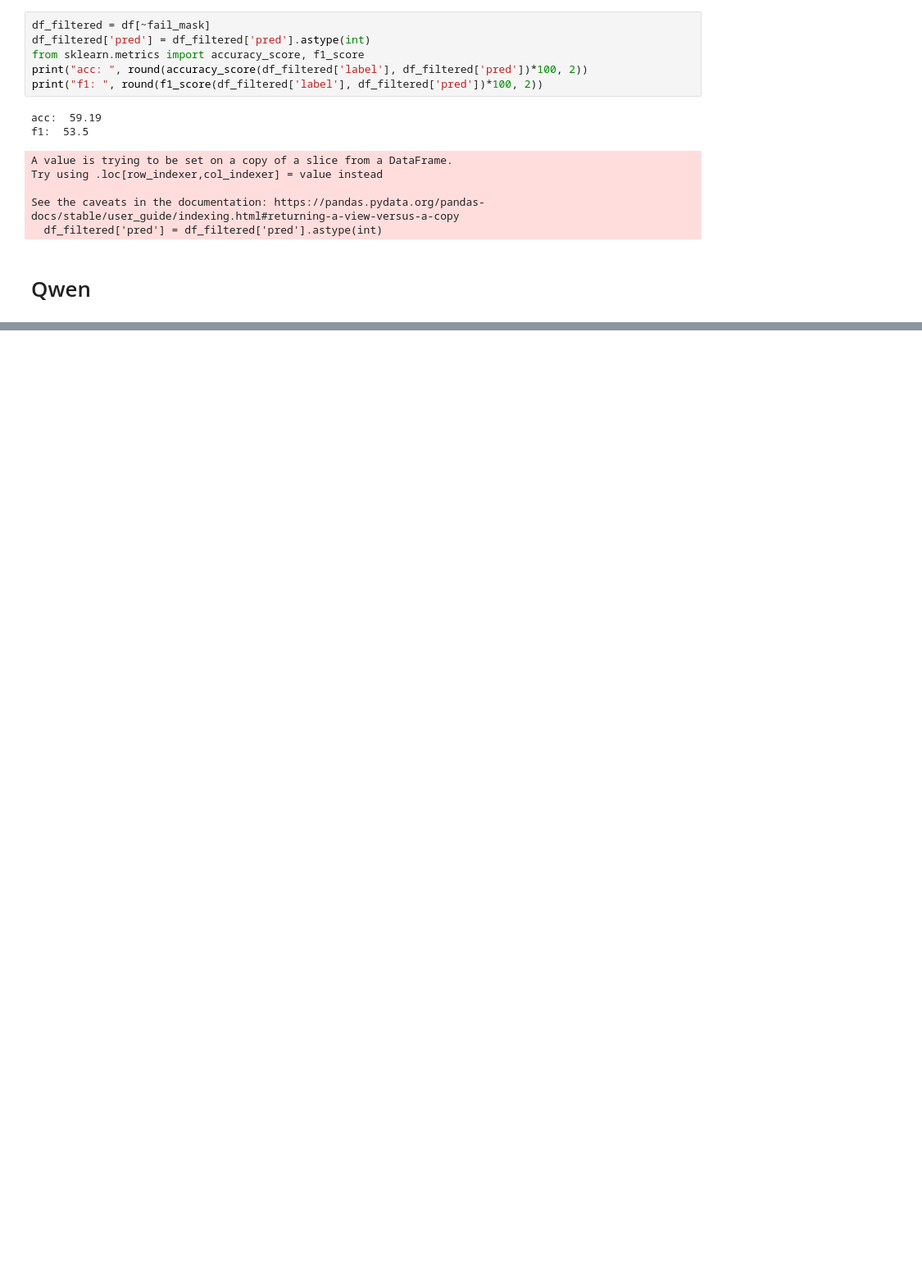
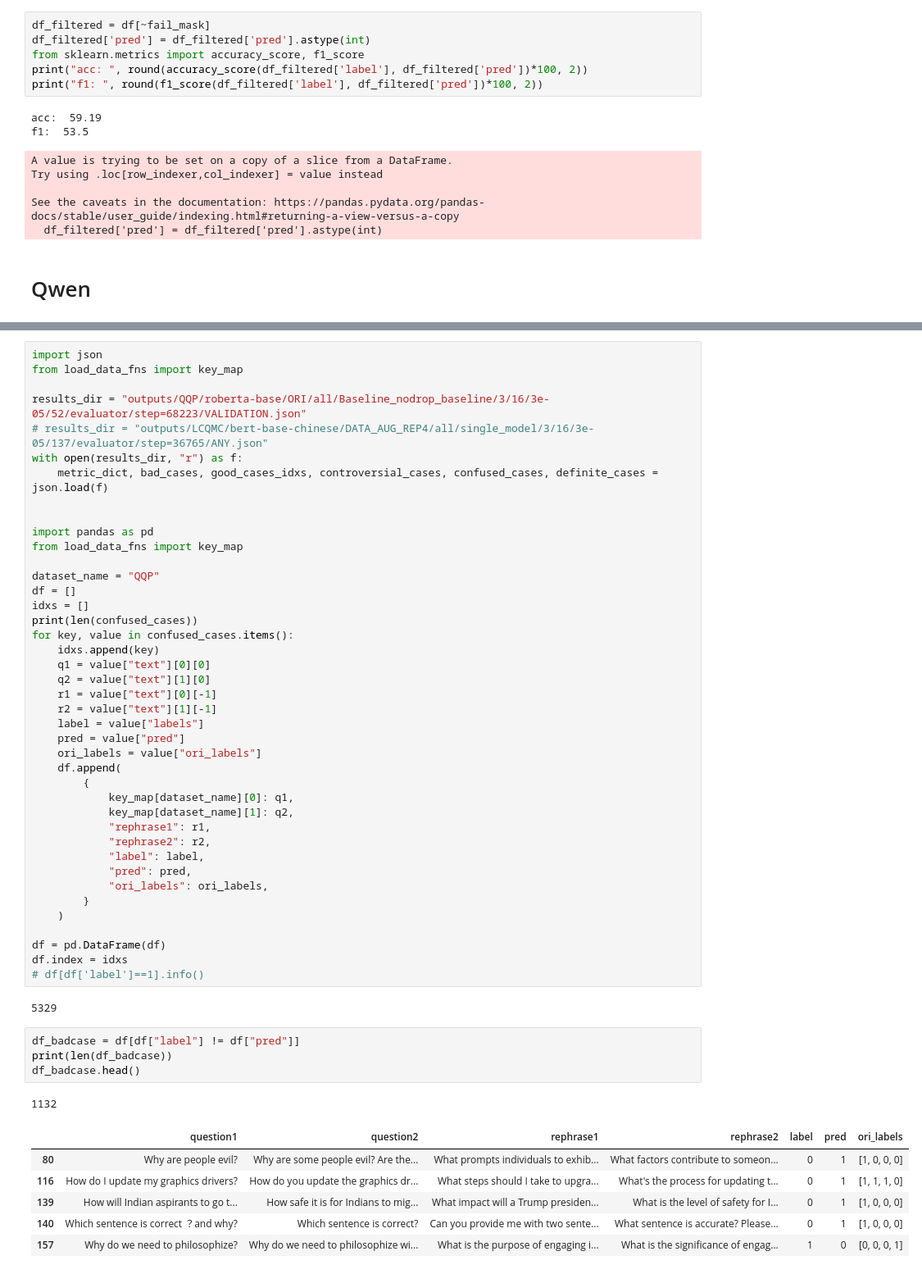
Before and after one commit to JJVVVV/CCSL, a Jupyter notebook: aio.ipynb, the cells around one changed output, grey strips where cells are left out. Shown at 82% size. Saved outputs shown, nothing was run; the diff lists cells and outputs as text; blank space fills up the shorter version.

```diff
--- a/aio.ipynb
+++ b/aio.ipynb
@@ -2437,0 +2460,55 @@ f1:  84.31
+# %%
+import json
+from load_data_fns import key_map
+
+results_dir = "outputs/QQP/roberta-base/ORI/all/Baseline_nodrop_baseline/3/16/3e-05/52/evaluator/step=68223/VALIDATION.json"
+# results_dir = "outputs/LCQMC/bert-base-chinese/DATA_AUG_REP4/all/single_model/3/16/3e-05/137/evaluator/step=36765/ANY.json"
+with open(results_dir, "r") as f:
+    metric_dict, bad_cases, good_cases_idxs, controversial_cases, confused_cases, definite_cases = json.load(f)
+
+
+import pandas as pd
+from load_data_fns import key_map
+
+dataset_name = "QQP"
+df = []
+idxs = []
+print(len(confused_cases))
+for key, value in confused_cases.items():
+    idxs.append(key)
+    q1 = value["text"][0][0]
+    q2 = value["text"][1][0]
+    r1 = value["text"][0][-1]
+    r2 = value["text"][1][-1]
+    label = value["labels"]
+    pred = value["pred"]
+    ori_labels = value["ori_labels"]
+    df.append(
+        {
+            key_map[dataset_name][0]: q1,
+            key_map[dataset_name][1]: q2,
+            "rephrase1": r1,
+            "rephrase2": r2,
+            "label": label,
+            "pred": pred,
+            "ori_labels": ori_labels,
+        }
+    )
+
+df = pd.DataFrame(df)
+df.index = idxs
+# df[df['label']==1].info()
+# %% [output]
+5329
+# %%
+df_badcase = df[df["label"] != df["pred"]]
+print(len(df_badcase))
+df_badcase.head()
+# %% [output]
+1132
+|  | question1 | question2 | rephrase1 | rephrase2 | label | pred | ori_labels |
+| 80 | Why are people evil? | Why are some people evil? Are the... | What prompts individuals to exhib... | What factors contribute to someon... | 0 | 1 | [1, 0, 0, 0] |
+| 116 | How do I update my graphics drivers? | How do you update the graphics dr... | What steps should I take to upgra... | What's the process for updating t... | 0 | 1 | [1, 1, 1, 0] |
+| 139 | How will Indian aspirants to go t... | How safe it is for Indians to mig... | What impact will a Trump presiden... | What is the level of safety for I... | 0 | 1 | [1, 0, 0, 0] |
+| 140 | Which sentence is correct ？and why? | Which sentence is correct? | Can you provide me with two sente... | What sentence is accurate? Please... | 0 | 1 | [1, 0, 0, 0] |
+| 157 | Why do we need to philosophize? | Why do we need to philosophize wi... | What is the purpose of engaging i... | What is the significance of engag... | 1 | 0 | [0, 0, 0, 1] |
```
Also changed, not shown: parts of 7 cells of this notebook.
